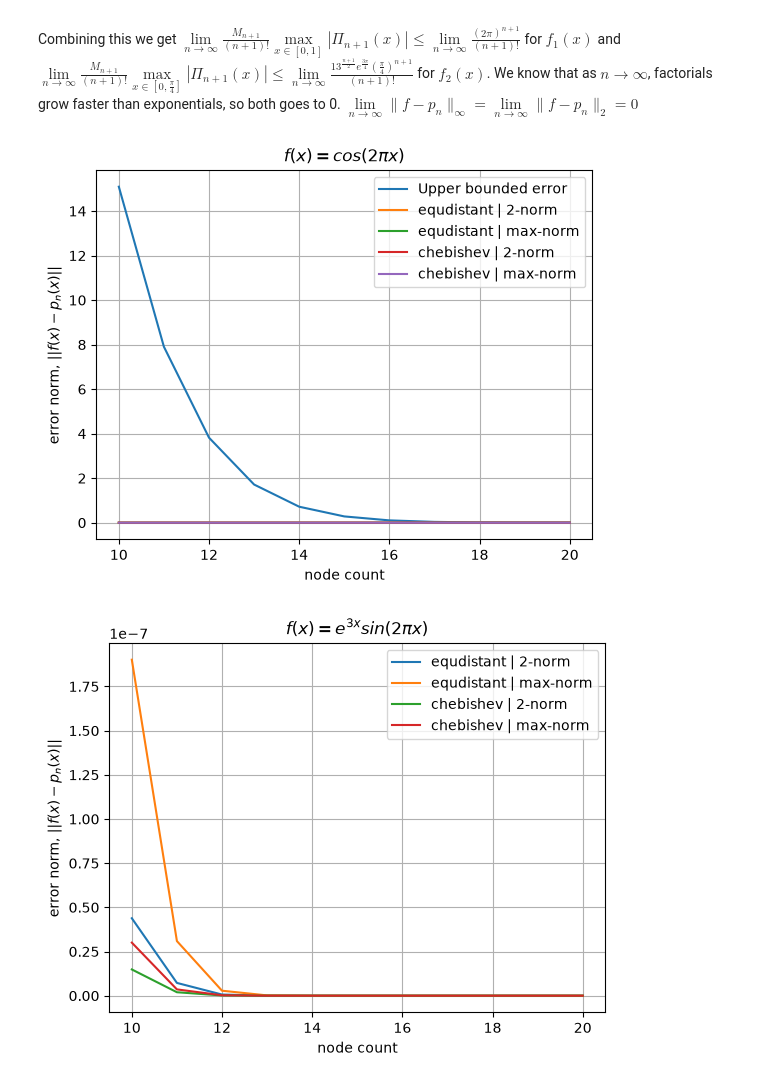
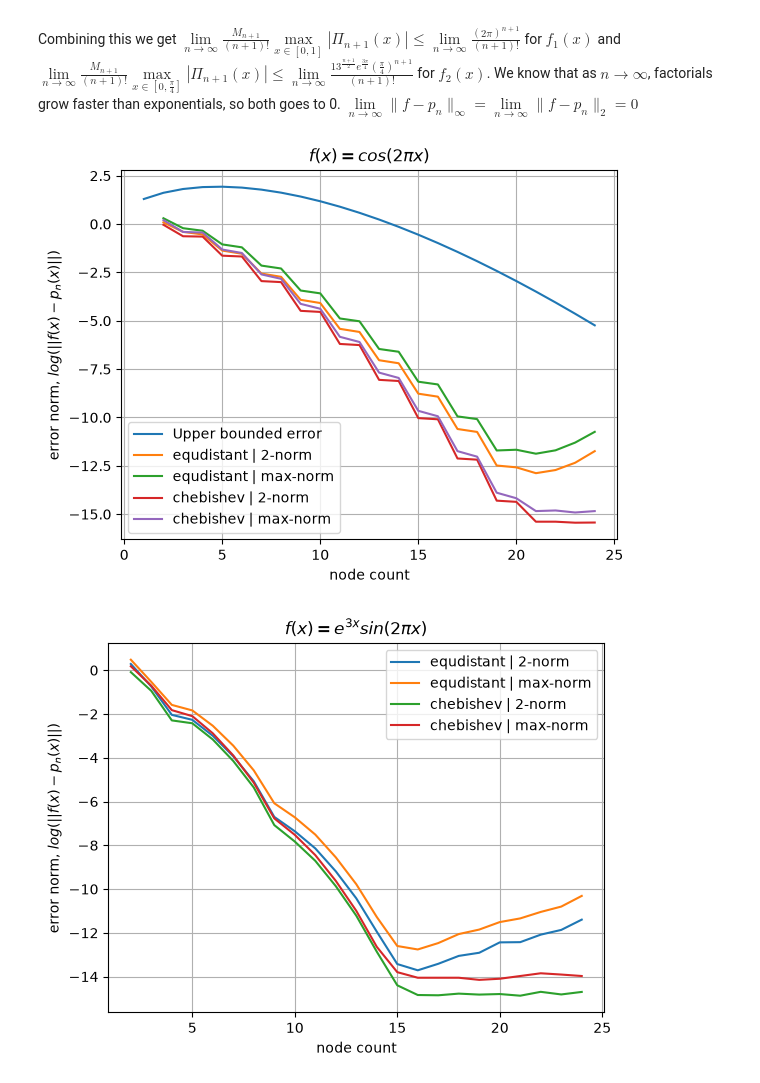
Before and after one commit to rom-thom/Skule_ting, a Jupyter notebook: fysmat/nummat/prosjekt/prosjekt_1/oppg_1.ipynb, the cells around one changed output. Saved outputs shown, nothing was run; the diff lists cells and outputs as text; code cells hidden in the pictures.

```diff
--- a/fysmat/nummat/prosjekt/prosjekt_1/oppg_1.ipynb
+++ b/fysmat/nummat/prosjekt/prosjekt_1/oppg_1.ipynb
@@ -211,6 +211,14 @@ def norm_max(f, x_values):
 
 def norm_2(f, x_values):
     return np.sqrt(x_values[-1]-x_values[0])/np.sqrt(len(x_values)) * np.sqrt(np.sum(f(x_values)**2))
+
+
+def norm_max_from_arrays(y_values):
+    return np.max(np.abs(y_values))
+
+
+def norm_2_from_arrays(y_values, x_values):
+    return np.sqrt((x_values[-1] - x_values[0]) / len(x_values)) * np.sqrt(np.sum(np.abs(y_values)**2))
 
 
 def interpolation_error_norm(f, p_n, norm, x_values):
@@ -237,22 +245,29 @@ def upper_bound_analy_error_f_2(n):
     return 13**((n+1)/2) * np.exp(3*np.pi/4) * (np.pi/4)**(n+1)/(math.factorial(n+1))
 
 
-def diaplay_analy_upper_error(bounded_func, node_counts, label=None):
+def diaplay_analy_upper_error(bounded_func, node_counts, label=None, log_scale=False):
     error = np.array([bounded_func(int(n)) for n in node_counts])
+    if log_scale:
+        error = np.log10(error)
     plt.plot(node_counts, error, label=label)
 
 
 
-def display_error_norms(f, x_interval, node_type, norm, node_counts, label=None):
+def display_error_norms(f, x_interval, node_type, norm, node_counts, label=None, log_scale=False):
     error_norms = []
     for n in node_counts:
         x_nodes = rescale(node_type(n), x_interval[0], x_interval[-1])
 
         e_norm = error_norm_from_nodes(f, x_nodes, norm, 1000)
         error_norms.append(e_norm)
+    if log_scale:
+        error_norms = np.log10(np.array(error_norms))
+        plt.ylabel("error norm, $log(||f(x) - p_n(x)||)$")
+    else:
+        plt.ylabel("error norm, $||f(x) - p_n(x)||$")
+
     plt.plot(node_counts, error_norms, label=label)
     plt.xlabel("node count")
-    plt.ylabel("error norm, $||f(x) - p_n(x)||$")
 # %%
 #function_defenitions
 
@@ -264,25 +279,25 @@ def f_2_b(x):
 # %%
 # display:
 
-node_counts = np.array([10, 11, 12, 13, 14, 15, 16, 17, 18, 19, 20])
+node_counts = np.arange(1, 25)
 plt.title(r"$f(x) = cos(2 \pi x)$")
-diaplay_analy_upper_error(upper_bound_analy_error_f_1, node_counts, label="Upper bounded error")
-display_error_norms(f_1_b, (0, 1), equidistant_nodes, norm_2, node_counts, label="equdistant | 2-norm")
-display_error_norms(f_1_b, (0, 1), equidistant_nodes, norm_max, node_counts, label="equdistant | max-norm")
-display_error_norms(f_1_b, (0, 1), chubychub_nodes, norm_2, node_counts, label="chebishev | 2-norm")
-display_error_norms(f_1_b, (0, 1), chubychub_nodes, norm_max, node_counts, label="chebishev | max-norm")
+diaplay_analy_upper_error(upper_bound_analy_error_f_1, node_counts, label="Upper bounded error", log_scale=True)
+display_error_norms(f_1_b, (0, 1), equidistant_nodes, norm_2, node_counts, label="equdistant | 2-norm", log_scale=True)
+display_error_norms(f_1_b, (0, 1), equidistant_nodes, norm_max, node_counts, label="equdistant | max-norm", log_scale=True)
+display_error_norms(f_1_b, (0, 1), chubychub_nodes, norm_2, node_counts, label="chebishev | 2-norm", log_scale=True)
+display_error_norms(f_1_b, (0, 1), chubychub_nodes, norm_max, node_counts, label="chebishev | max-norm", log_scale=True)
 finish_display()
 
 plt.title(r"$f(x) = e^{3x}sin(2 \pi x)$")
 # diaplay_analy_upper_error(upper_bound_analy_error_f_2, node_counts, label="Upper bounded error")
-display_error_norms(f_2_b, (0, np.pi/4), equidistant_nodes, norm_2, node_counts, label="equdistant | 2-norm")
-display_error_norms(f_2_b, (0, np.pi/4), equidistant_nodes, norm_max, node_counts, label="equdistant | max-norm")
-display_error_norms(f_2_b, (0, np.pi/4), chubychub_nodes, norm_2, node_counts, label="chebishev | 2-norm")
-display_error_norms(f_2_b, (0, np.pi/4), chubychub_nodes, norm_max, node_counts, label="chebishev | max-norm")
+display_error_norms(f_2_b, (0, np.pi/4), equidistant_nodes, norm_2, node_counts, label="equdistant | 2-norm", log_scale=True)
+display_error_norms(f_2_b, (0, np.pi/4), equidistant_nodes, norm_max, node_counts, label="equdistant | max-norm", log_scale=True)
+display_error_norms(f_2_b, (0, np.pi/4), chubychub_nodes, norm_2, node_counts, label="chebishev | 2-norm", log_scale=True)
+display_error_norms(f_2_b, (0, np.pi/4), chubychub_nodes, norm_max, node_counts, label="chebishev | max-norm", log_scale=True)
 finish_display()
 # %% [output]
-[figure, old version]
+[figure, new version]
-[figure, old version]
+[figure, new version]
 # %% [markdown]
 ### Upper bound vs numerical norm
 
```
Also changed, not shown: parts of 5 cells of this notebook.
